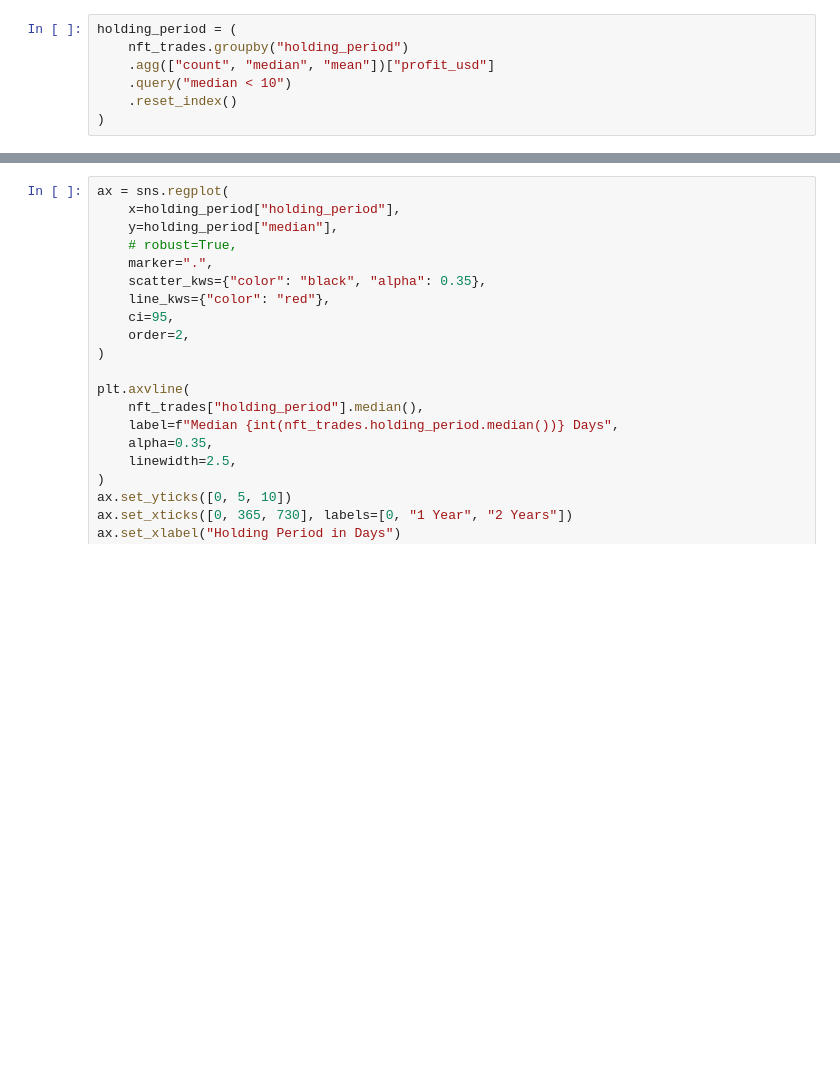
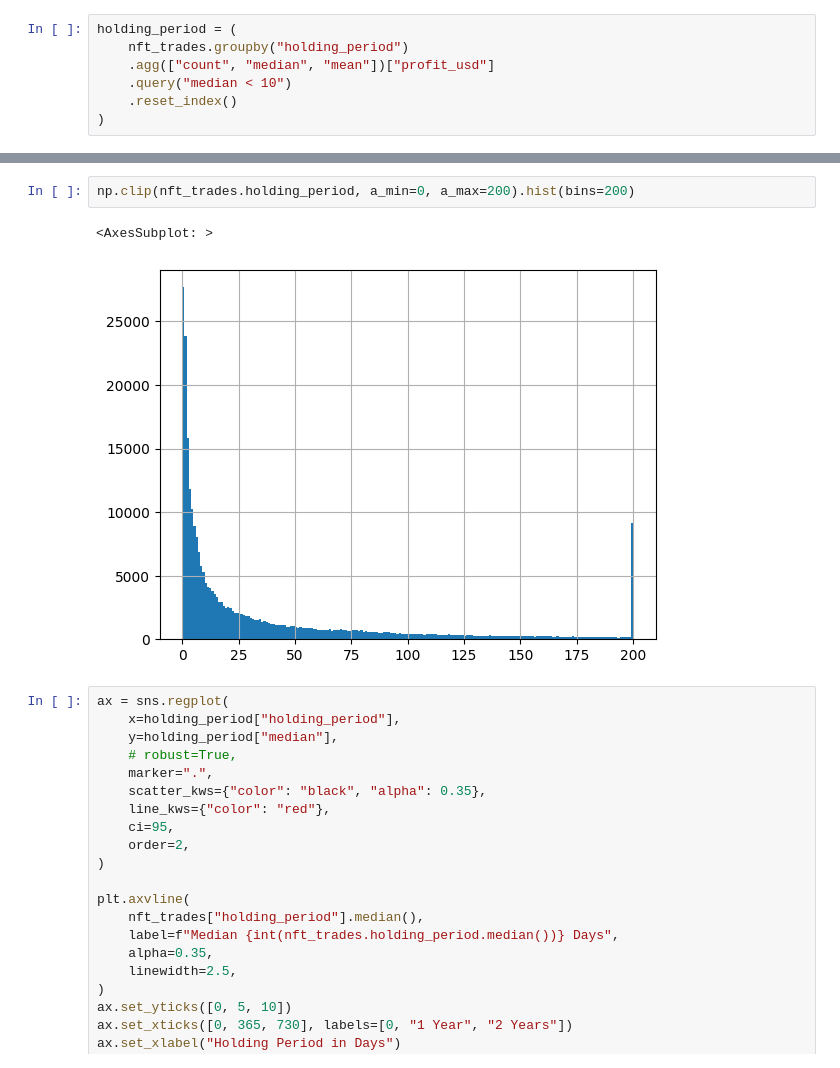
Before and after one commit to vfcapital/bachelor-thesis, a Jupyter notebook: bachelorthesis/notebooks/plotting.ipynb, the cells around one changed output, grey strips where cells are left out. Drawn from its saved outputs; the diff is of its cells as text; blank space fills up the shorter version.

```diff
--- a/bachelorthesis/notebooks/plotting.ipynb
+++ b/bachelorthesis/notebooks/plotting.ipynb
@@ -265,3 +270,8 @@ holding_period = (
+# %%
+np.clip(nft_trades.holding_period, a_min=0, a_max=200).hist(bins=200)
+# %% [output]
+<AxesSubplot: >
+[figure, added]
 # %%
 ax = sns.regplot(
     x=holding_period["holding_period"],
```
Also changed, not shown: parts of 16 cells of this notebook, 6 other files.
